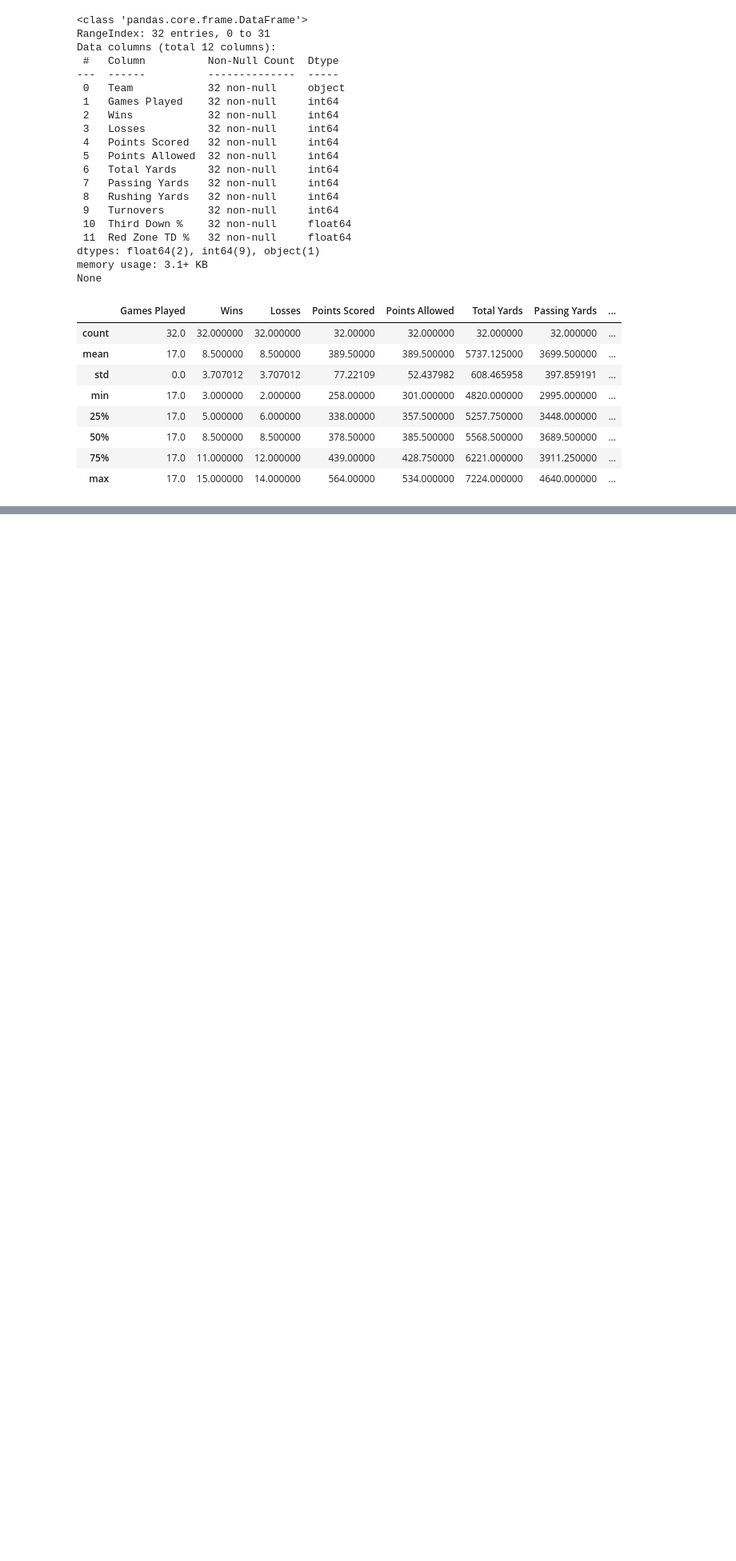
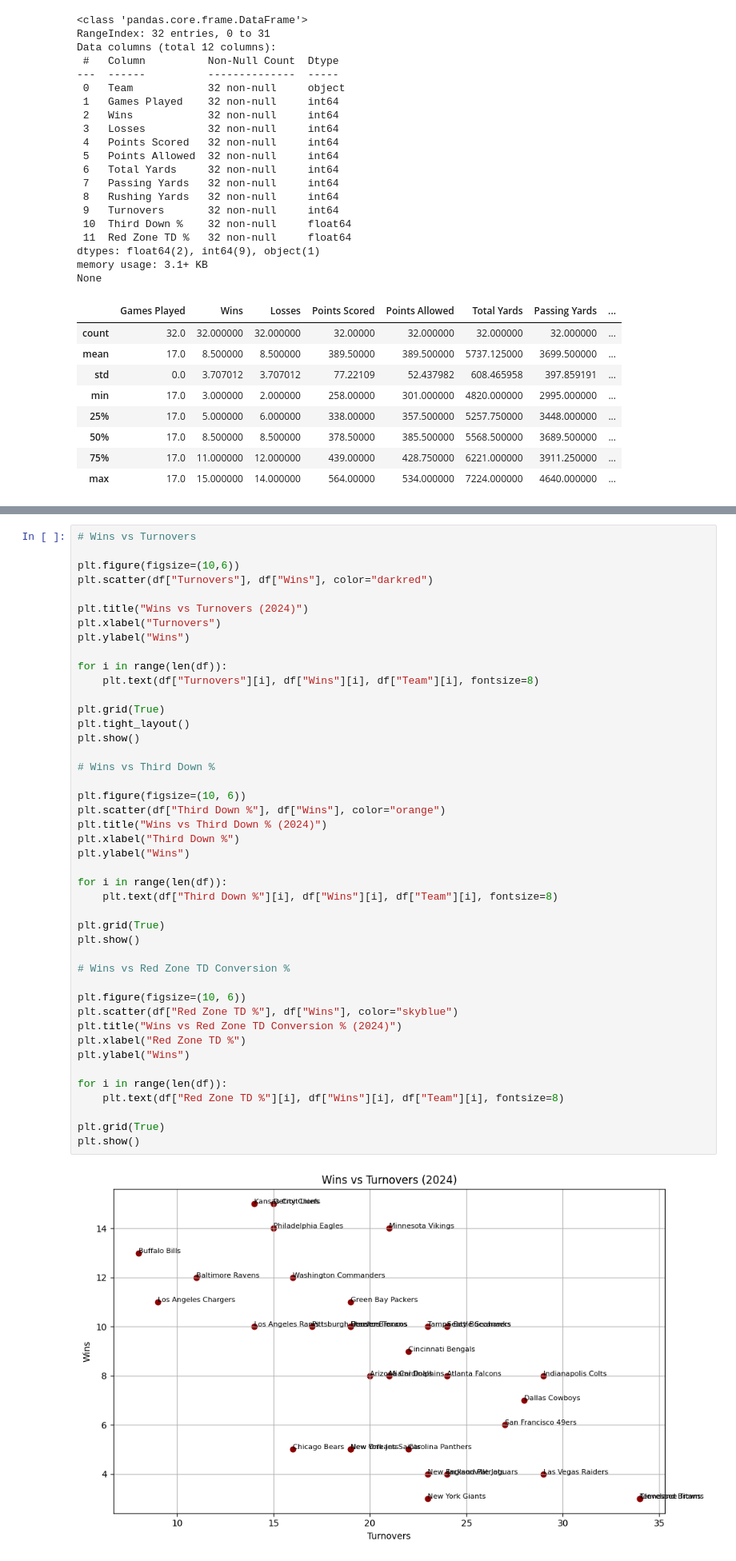
Before and after one commit to Paviles3/nfl-2024-team-efficiency, a Jupyter notebook: 2024 NFL Team Efficiency Analysis.ipynb, the cells around one changed output, grey strips where cells are left out. Shown at 80% size. Saved outputs shown, nothing was run; the diff lists cells and outputs as text; blank space fills up the shorter version.

```diff
--- a/2024 NFL Team Efficiency Analysis.ipynb
+++ b/2024 NFL Team Efficiency Analysis.ipynb
@@ -447,0 +369,46 @@ plt.show()
+# %%
+# Wins vs Turnovers
+
+plt.figure(figsize=(10,6))
+plt.scatter(df["Turnovers"], df["Wins"], color="darkred")
+
+plt.title("Wins vs Turnovers (2024)")
+plt.xlabel("Turnovers")
+plt.ylabel("Wins")
+
+for i in range(len(df)):
+    plt.text(df["Turnovers"][i], df["Wins"][i], df["Team"][i], fontsize=8)
+
+plt.grid(True)
+plt.tight_layout()
+plt.show()
+
+# Wins vs Third Down %
+
+plt.figure(figsize=(10, 6))
+plt.scatter(df["Third Down %"], df["Wins"], color="orange")
+plt.title("Wins vs Third Down % (2024)")
+plt.xlabel("Third Down %")
+plt.ylabel("Wins")
+
+for i in range(len(df)):
+    plt.text(df["Third Down %"][i], df["Wins"][i], df["Team"][i], fontsize=8)
+
+plt.grid(True)
+plt.show()
+
+# Wins vs Red Zone TD Conversion %
+
+plt.figure(figsize=(10, 6))
+plt.scatter(df["Red Zone TD %"], df["Wins"], color="skyblue")
+plt.title("Wins vs Red Zone TD Conversion % (2024)")
+plt.xlabel("Red Zone TD %")
+plt.ylabel("Wins")
+
+for i in range(len(df)):
+    plt.text(df["Red Zone TD %"][i], df["Wins"][i], df["Team"][i], fontsize=8)
+
+plt.grid(True)
+plt.show()
+# %% [output]
+[figure, added]
```
Also changed, not shown: parts of 51 cells of this notebook.
